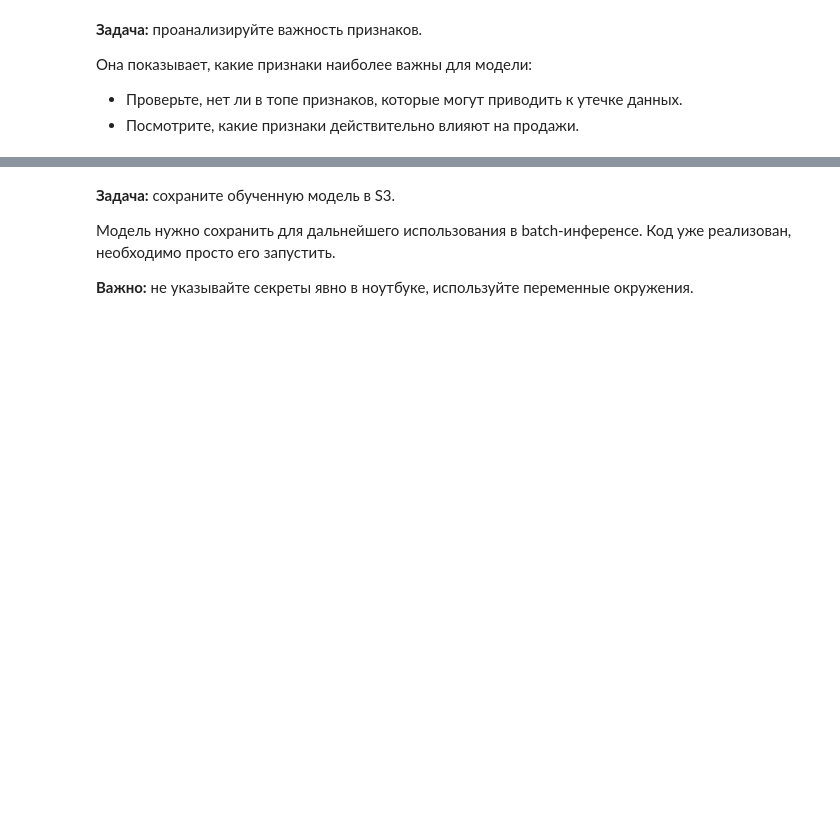
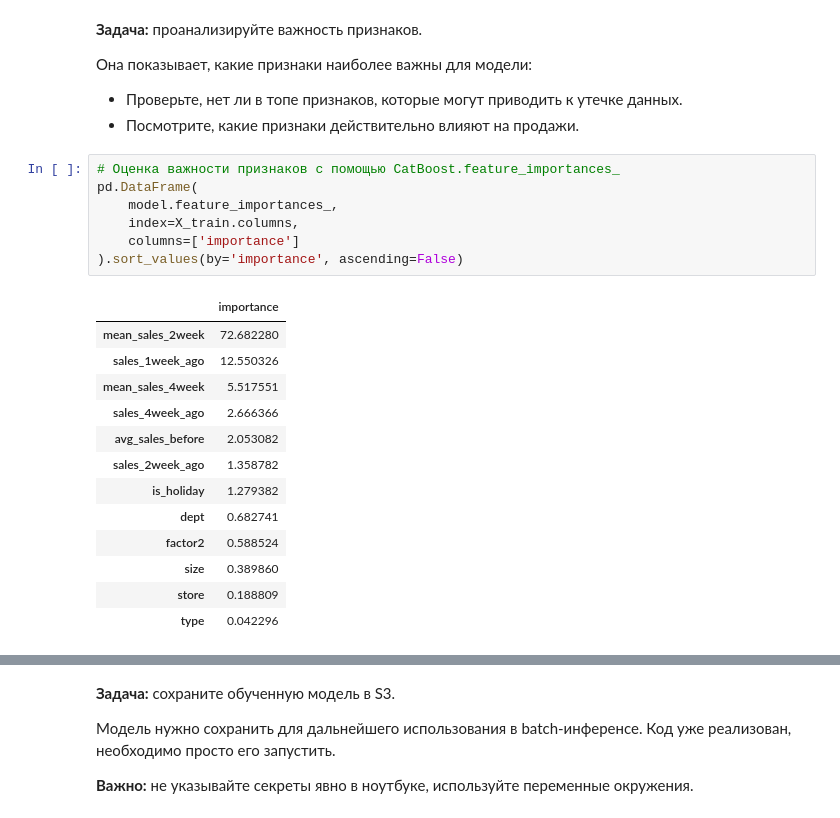
Before and after one commit to Daniel217D/airflow-pipeline-for-Prilavok, a Jupyter notebook: model_training.ipynb, the cells around one changed output, grey strips where cells are left out. Saved outputs shown, nothing was run; the diff lists cells and outputs as text; blank space fills up the shorter version.

```diff
--- a/model_training.ipynb
+++ b/model_training.ipynb
@@ -637,3 +870,24 @@ PSI измеряет стабильность распределения при
 Она показывает, какие признаки наиболее важны для модели:
 - Проверьте, нет ли в топе признаков, которые могут приводить к утечке данных.
 - Посмотрите, какие признаки действительно влияют на продажи.
+# %%
+# Оценка важности признаков с помощью CatBoost.feature_importances_
+pd.DataFrame(
+    model.feature_importances_,
+    index=X_train.columns,
+    columns=['importance']
+).sort_values(by='importance', ascending=False)
+# %% [output]
+|  | importance |
+| mean_sales_2week | 72.682280 |
+| sales_1week_ago | 12.550326 |
+| mean_sales_4week | 5.517551 |
+| sales_4week_ago | 2.666366 |
+| avg_sales_before | 2.053082 |
+| sales_2week_ago | 1.358782 |
+| is_holiday | 1.279382 |
+| dept | 0.682741 |
+| factor2 | 0.588524 |
+| size | 0.389860 |
+| store | 0.188809 |
+| type | 0.042296 |
```
Also changed, not shown: parts of 30 cells of this notebook.
